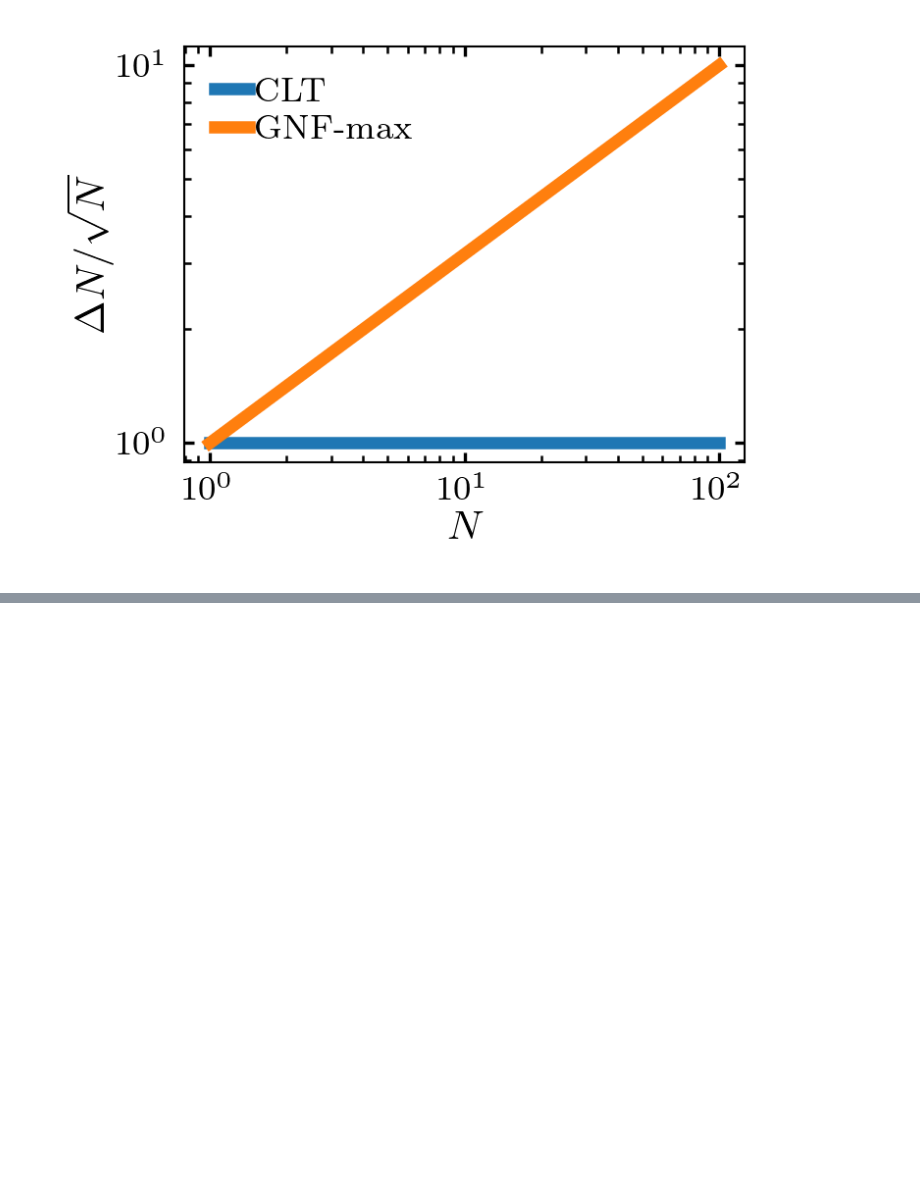
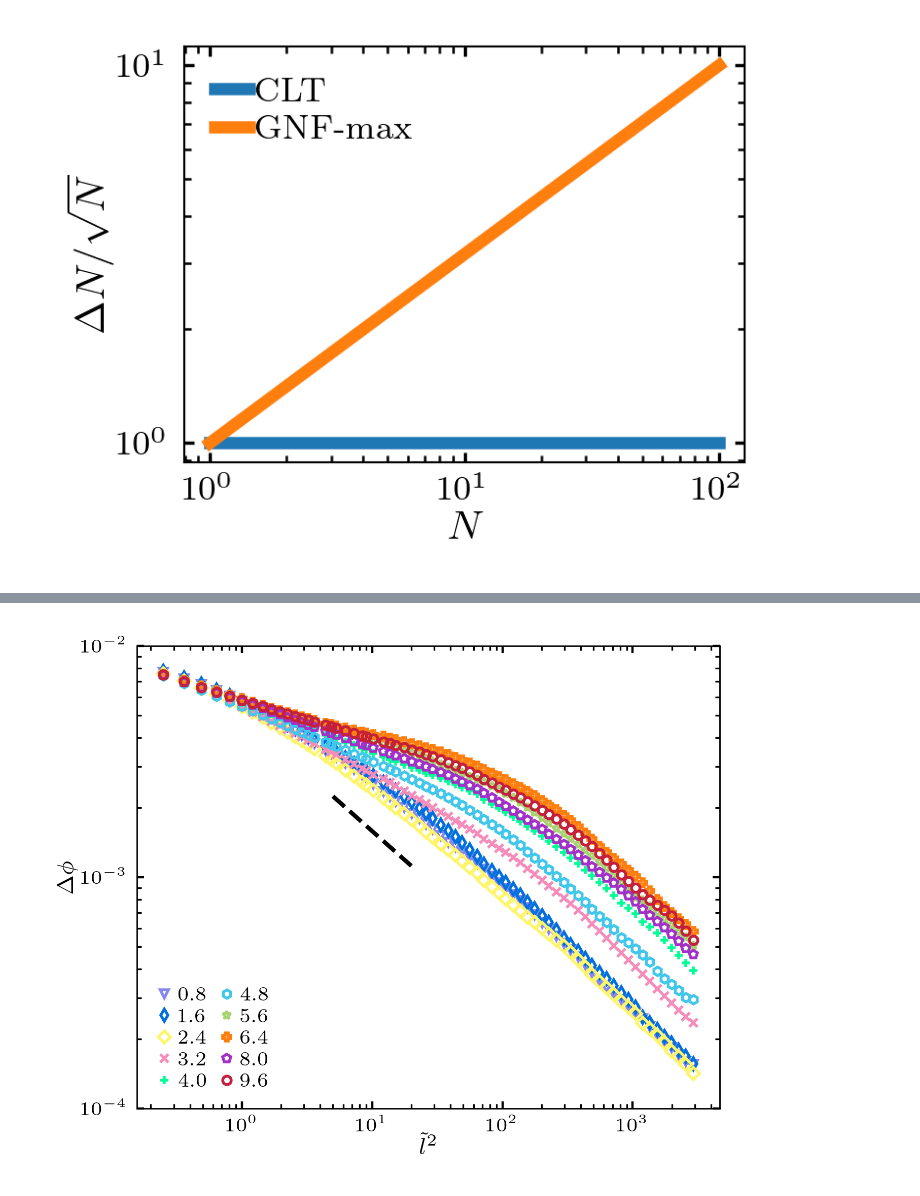
Before and after one commit to ZLoverty/Python, a Jupyter notebook: Correlation/src/Figures-casual.ipynb, the cells around one changed output, grey strips where cells are left out. Drawn from its saved outputs; the diff is of its cells as text; code cells hidden in the pictures; blank space fills up the shorter version.

```diff
--- a/Correlation/src/Figures-casual.ipynb
+++ b/Correlation/src/Figures-casual.ipynb
@@ -34,3 +38,10 @@ tm.prl('1-column-2-panel')
+# %%
+color_dict, marker_list = unified_symbols() # keep color and symbol consistent across different plot, for same concentrations
+data_master_dir = 'G:\\' # data folder: Google drive for now, but may change in the future
+tm.prl('1-column-2-panel') # control the default plotting configurations, now I realize the parameters should vary from plot to plot
+# dirs = data_log_mapping(kw='aug') # video info for GNF raw data, obtained from Aug 3rd to Aug 6th
+# log_df = experiment_log()
+n0_to_vf = 0.08
 # %% [markdown]
 ## 1 Giant number fluctuation illustration
 ### 1.1 (a) plot $\Delta N/\sqrt N$ as a function of $N$
@@ -54,0 +72,53 @@ fig.savefig(r'E:\Github\PhD-thesis\Figs\1-Intro\GNF\GNF-illustration.pdf')
+# %%
+# out_folder = 'transient-GNF-energy-dN'
+vb = 1 # um^3
+lb = 3 # um
+d = 140 # um
+data_list = []
+for file in ['GNF-0.csv', 'GNF-1.csv', 'GNF-2.csv']:
+    data_gnf = pd.read_csv(os.path.join('/home/zhengyang/Documents/Google Drive/Documents/DF/data/transient-GNF-energy-dN/GNF', file)).set_index('l_r')
+    data_list.append(data_gnf)
+master = pd.concat(data_list, keys=[0, 1, 2], axis=1).mean(level=1, axis=1)
+master = master[0.25:]
+
+fig, ax = plt.subplots(figsize=(3.5, 2.8))
+
+# phi=0 data
+# folder = r'E:\moreData\08032020\df2_kinetics\12'
+# data = pd.read_csv(os.path.join(folder, r'kinetics_data.csv'))
+# x, y = postprocess_gnf(data, lb=10, xlim=[0.25, 5], normalize='1')
+# ax.plot(x, y*4,
+#          mec='gray', mfc=(0,0,0,0), markersize=3, mew=1, marker=marker_list[color_dict['0']], ls='',
+#        label='0.0')
+
+for str_c in master:
+    if str_c != '85': # don't plot 85 data
+        ax.plot(master.index, master[str_c] * vb / (master.index * lb ** 2 * d) ,
+               mec=wowcolor(color_dict[str_c]), marker=marker_list[color_dict[str_c]], mfc=(0,0,0,0), mew=1,
+               markersize=3, ls='', label='{:.1f}'.format(int(str_c)*n0_to_vf))
+ax.legend(loc='lower left', ncol=2, fontsize=7)
+ax.set_xlabel('$\\tilde{l}$$^2$')
+ax.set_ylabel('$\Delta \phi$')
+# ax.set_yticks([1, 2, 3, 4, 6])
+# ax.set_yticklabels(['1', '2', '3', '4', '6'])
+ax.loglog()
+
+
+# 0.83 and 0.5 slopes
+# x = np.array([1, 8])
+# plt.plot(x, 15*x**0.83, ls='--', color='black')
+# x = np.array([300, 2000])
+# plt.plot(x, 70*x**0.5, ls='--', color='black')
+# x = np.array([0.25, 2800])
+# plt.plot(x, 2*x**0.52, ls='--', color='black', lw=0.5)
+
+# 0.33 slope
+x = np.array([5, 20])
+plt.plot(x, 5e-3*x**-0.5, ls='--', color='black')
+# ax.set_xticks([1e-1, 1e0, 1e1, 1e2, 1e3, 1e4])
+ax.set_yticks([1e-4, 1e-3, 1e-2])
+# ax.set_yticklabels([5, 10, 20, 30, 40])
+plt.tight_layout()
+fig.savefig('/home/zhengyang/Pictures/dphi-l.pdf')
+# %% [output]
+[figure, added]
```
Also changed, not shown: parts of 8 cells of this notebook, 2 other files.
